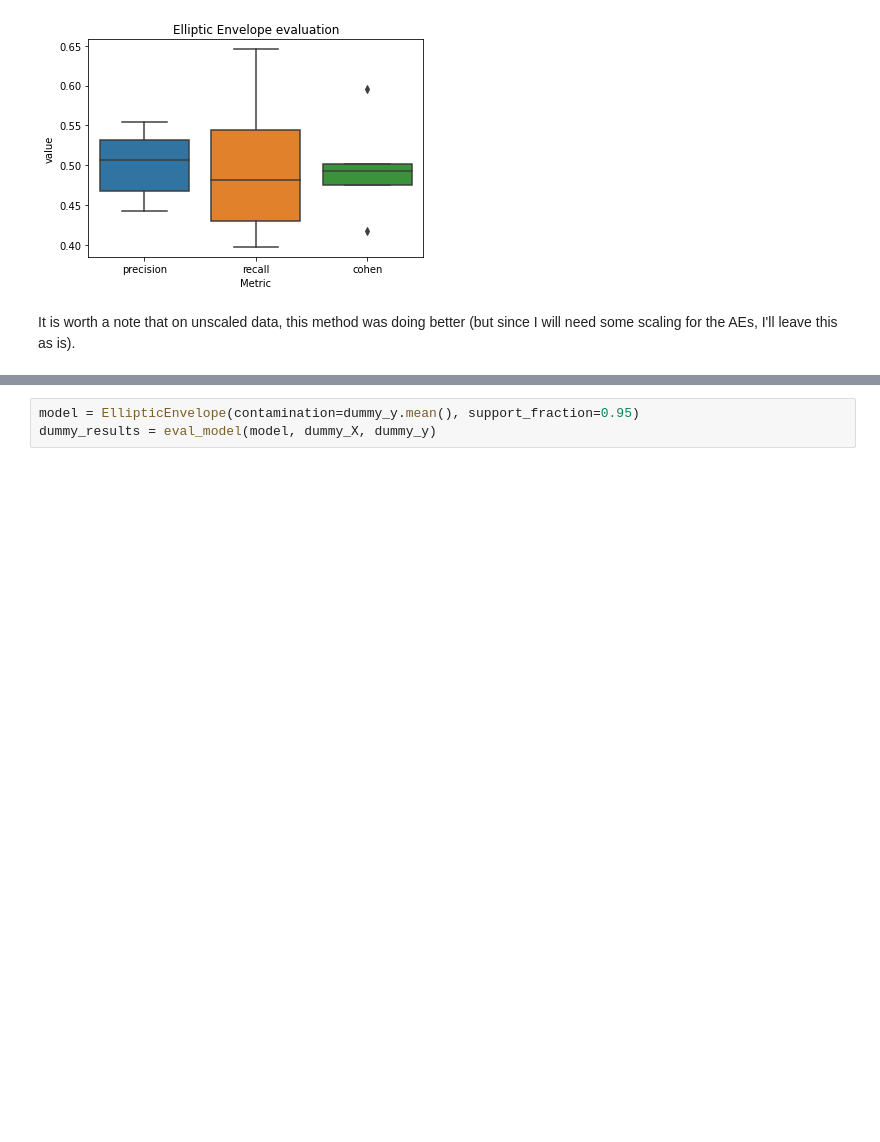
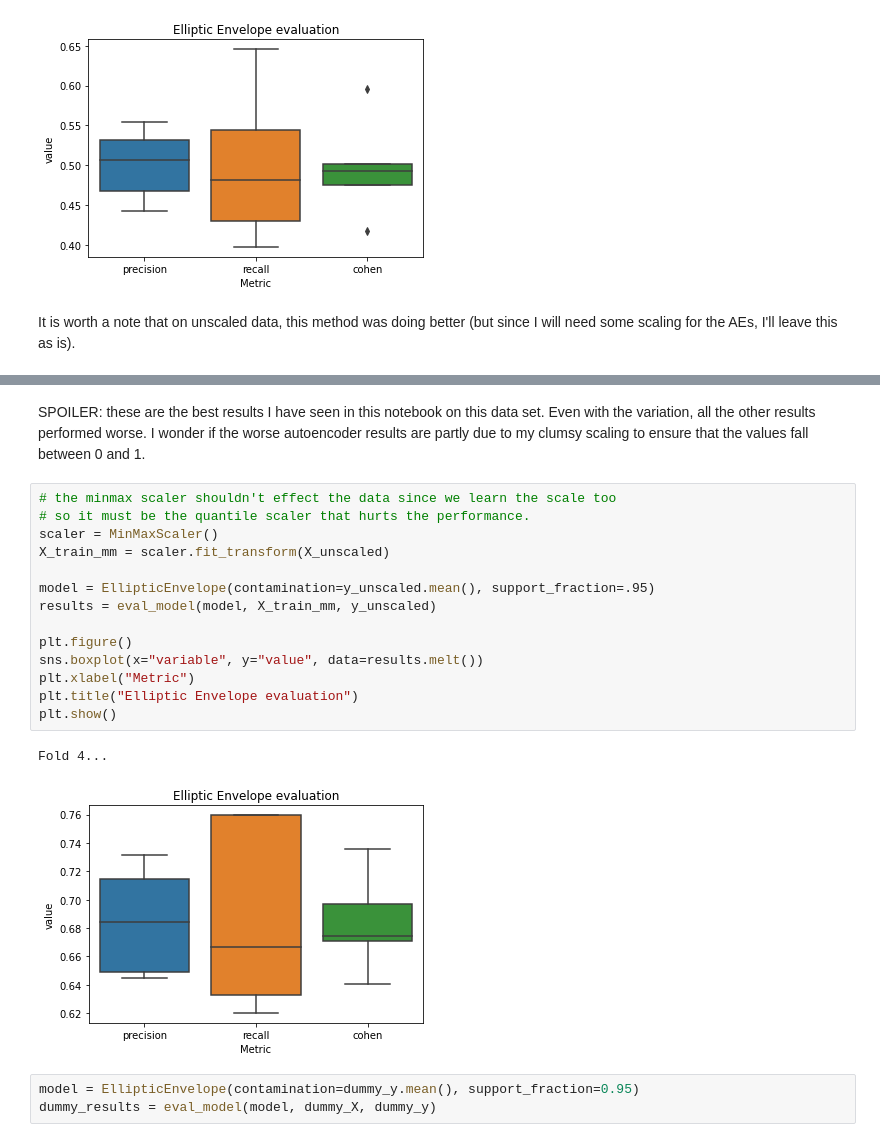
Before and after one commit to danieltsoukup/autoencoders, a Jupyter notebook: outlier_detection_with_autoencoders.ipynb, the cells around one changed output, grey strips where cells are left out. Drawn from its saved outputs; the diff is of its cells as text; blank space fills up the shorter version.

```diff
--- a/outlier_detection_with_autoencoders.ipynb
+++ b/outlier_detection_with_autoencoders.ipynb
@@ -339,3 +360,22 @@ It is worth a note that on unscaled data, this method was doing better (but sinc
+# %% [markdown]
+SPOILER: these are the best results I have seen in this notebook on this data set. Even with the variation, all the other results performed worse. I wonder if the worse autoencoder results are partly due to my clumsy scaling to ensure that the values fall between 0 and 1.
+# %%
+# the minmax scaler shouldn't effect the data since we learn the scale too
+# so it must be the quantile scaler that hurts the performance.
+scaler = MinMaxScaler()
+X_train_mm = scaler.fit_transform(X_unscaled)
+
+model = EllipticEnvelope(contamination=y_unscaled.mean(), support_fraction=.95)
+results = eval_model(model, X_train_mm, y_unscaled)
+
+plt.figure()
+sns.boxplot(x="variable", y="value", data=results.melt())
+plt.xlabel("Metric")
+plt.title("Elliptic Envelope evaluation")
+plt.show()
+# %% [output]
+Fold 4...
+[figure, added]
 # %%
 model = EllipticEnvelope(contamination=dummy_y.mean(), support_fraction=0.95)
 dummy_results = eval_model(model, dummy_X, dummy_y)
```
Also changed, not shown: parts of 8 cells of this notebook, 2 other files.
